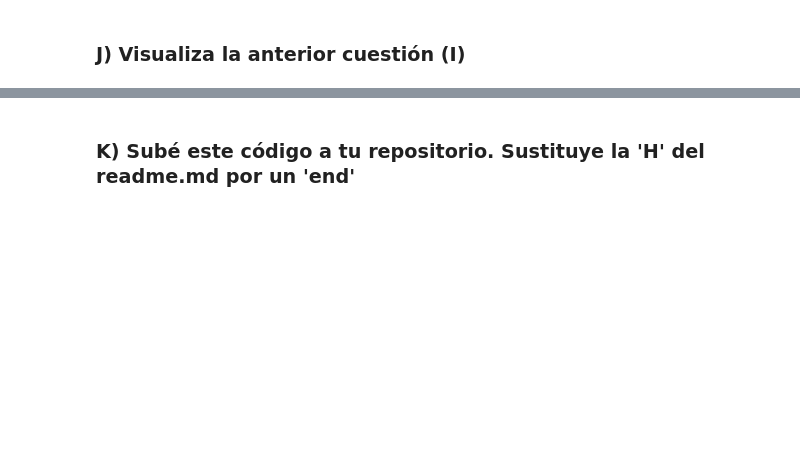
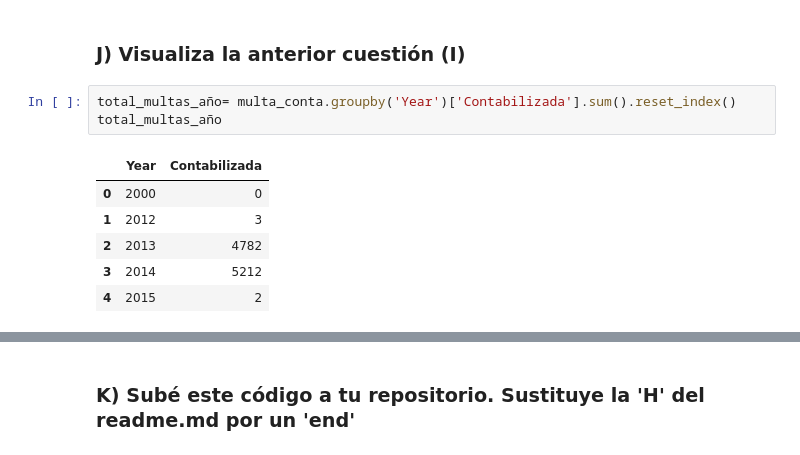
Before and after one commit to BalentinaAE/Pandas, a Jupyter notebook: ProyectoPandas_Github.ipynb, the cells around one changed output, grey strips where cells are left out. Drawn from its saved outputs; the diff is of its cells as text; blank space fills up the shorter version.

```diff
--- a/ProyectoPandas_Github.ipynb
+++ b/ProyectoPandas_Github.ipynb
@@ -247,2 +266,12 @@ plt.show()
 # %% [markdown]
 ### J) Visualiza la anterior cuestión (I)
+# %%
+total_multas_año= multa_conta.groupby('Year')['Contabilizada'].sum().reset_index()
+total_multas_año
+# %% [output]
+|  | Year | Contabilizada |
+| 0 | 2000 | 0 |
+| 1 | 2012 | 3 |
+| 2 | 2013 | 4782 |
+| 3 | 2014 | 5212 |
+| 4 | 2015 | 2 |
```
Also changed, not shown: parts of 5 cells of this notebook, 1 other file.
